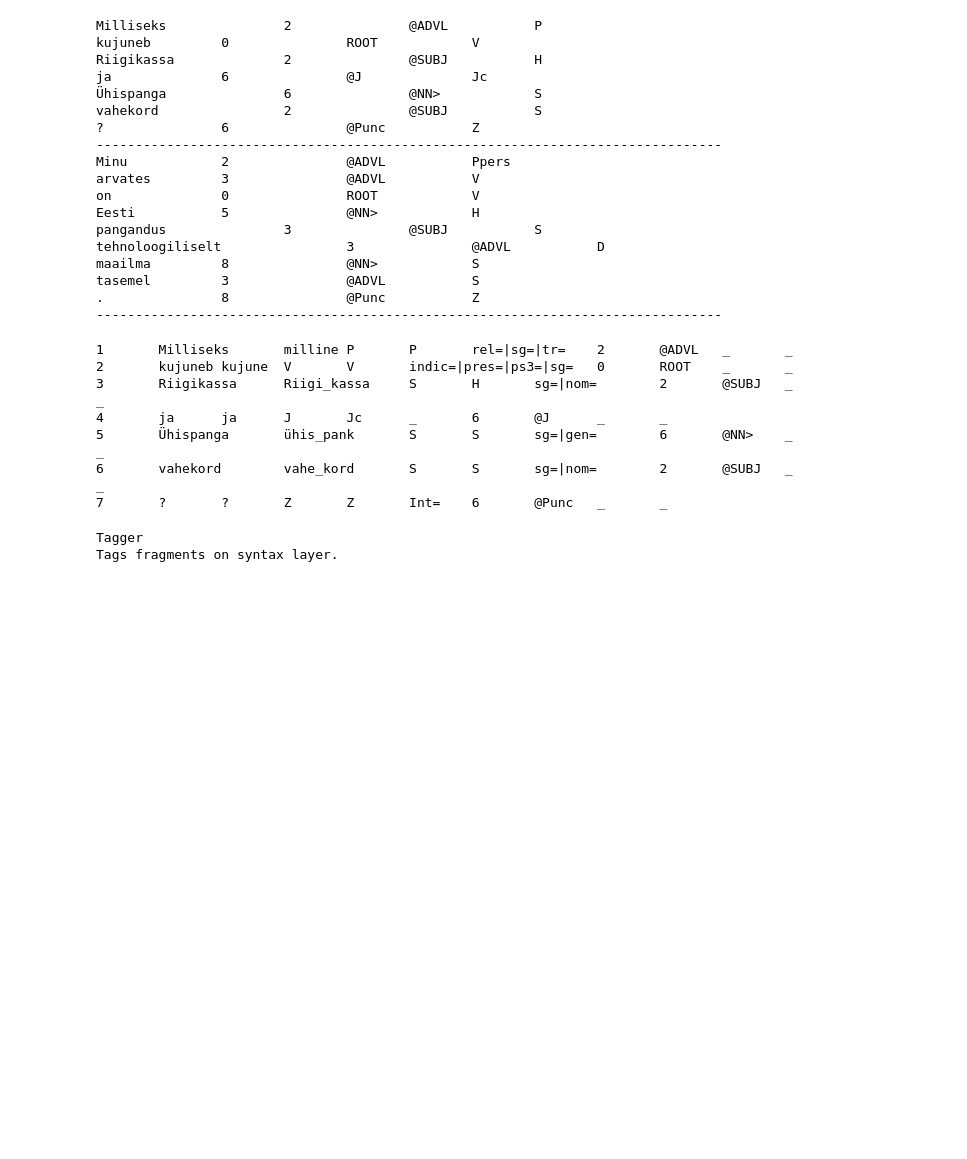
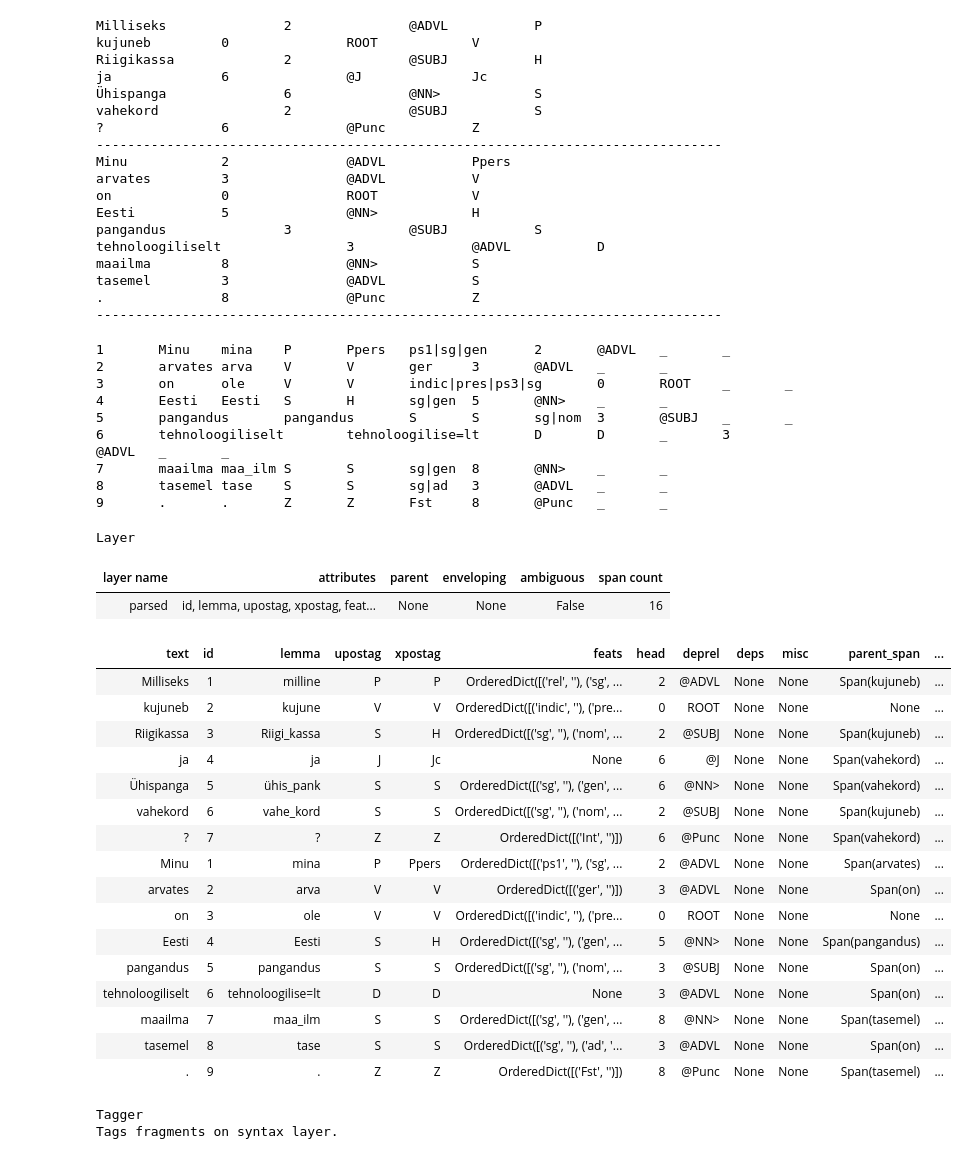
Before and after one commit to estnltk/estnltk, a Jupyter notebook: scribbles/syntax/syntax.ipynb, the cells around one changed output. Cells and saved outputs as stored; diff of their text form; code cells hidden in the pictures; blank space fills up the shorter version.

```diff
--- a/scribbles/syntax/syntax.ipynb
+++ b/scribbles/syntax/syntax.ipynb
@@ -119,15 +119,40 @@ tasemel         3               @ADVL           S
 
 from estnltk.converters.conll_exporter import sentence_to_conll
 
-print(sentence_to_conll(sentence_span=text.sentences[0], conll_layer=text.parsed))
+print(sentence_to_conll(sentence_span=text.sentences[1], conll_layer=text.parsed))
 # %% [output]
-1       Milliseks       milline P       P       rel=|sg=|tr=    2       @ADVL   _       _
-2       kujuneb kujune  V       V       indic=|pres=|ps3=|sg=   0       ROOT    _       _
-3       Riigikassa      Riigi_kassa     S       H       sg=|nom=        2       @SUBJ   _       _
-4       ja      ja      J       Jc      _       6       @J      _       _
-5       Ühispanga       ühis_pank       S       S       sg=|gen=        6       @NN>    _       _
-6       vahekord        vahe_kord       S       S       sg=|nom=        2       @SUBJ   _       _
-7       ?       ?       Z       Z       Int=    6       @Punc   _       _
+1       Minu    mina    P       Ppers   ps1|sg|gen      2       @ADVL   _       _
+2       arvates arva    V       V       ger     3       @ADVL   _       _
+3       on      ole     V       V       indic|pres|ps3|sg       0       ROOT    _       _
+4       Eesti   Eesti   S       H       sg|gen  5       @NN>    _       _
+5       pangandus       pangandus       S       S       sg|nom  3       @SUBJ   _       _
+6       tehnoloogiliselt        tehnoloogilise=lt       D       D       _       3       @ADVL   _       _
+7       maailma maa_ilm S       S       sg|gen  8       @NN>    _       _
+8       tasemel tase    S       S       sg|ad   3       @ADVL   _       _
+9       .       .       Z       Z       Fst     8       @Punc   _       _
+# %%
+text.parsed
+# %% [output]
+Layer
+| layer name | attributes | parent | enveloping | ambiguous | span count |
+| parsed | id, lemma, upostag, xpostag, feat... | None | None | False | 16 |
+| text | id | lemma | upostag | xpostag | feats | head | deprel | deps | misc | parent_span | ... |
+| Milliseks | 1 | milline | P | P | OrderedDict([('rel', ''), ('sg', ... | 2 | @ADVL | None | None | Span(kujuneb) | ... |
+| kujuneb | 2 | kujune | V | V | OrderedDict([('indic', ''), ('pre... | 0 | ROOT | None | None | None | ... |
+| Riigikassa | 3 | Riigi_kassa | S | H | OrderedDict([('sg', ''), ('nom', ... | 2 | @SUBJ | None | None | Span(kujuneb) | ... |
+| ja | 4 | ja | J | Jc | None | 6 | @J | None | None | Span(vahekord) | ... |
+| Ühispanga | 5 | ühis_pank | S | S | OrderedDict([('sg', ''), ('gen', ... | 6 | @NN> | None | None | Span(vahekord) | ... |
+| vahekord | 6 | vahe_kord | S | S | OrderedDict([('sg', ''), ('nom', ... | 2 | @SUBJ | None | None | Span(kujuneb) | ... |
+| ? | 7 | ? | Z | Z | OrderedDict([('Int', '')]) | 6 | @Punc | None | None | Span(vahekord) | ... |
+| Minu | 1 | mina | P | Ppers | OrderedDict([('ps1', ''), ('sg', ... | 2 | @ADVL | None | None | Span(arvates) | ... |
+| arvates | 2 | arva | V | V | OrderedDict([('ger', '')]) | 3 | @ADVL | None | None | Span(on) | ... |
+| on | 3 | ole | V | V | OrderedDict([('indic', ''), ('pre... | 0 | ROOT | None | None | None | ... |
+| Eesti | 4 | Eesti | S | H | OrderedDict([('sg', ''), ('gen', ... | 5 | @NN> | None | None | Span(pangandus) | ... |
+| pangandus | 5 | pangandus | S | S | OrderedDict([('sg', ''), ('nom', ... | 3 | @SUBJ | None | None | Span(on) | ... |
+| tehnoloogiliselt | 6 | tehnoloogilise=lt | D | D | None | 3 | @ADVL | None | None | Span(on) | ... |
+| maailma | 7 | maa_ilm | S | S | OrderedDict([('sg', ''), ('gen', ... | 8 | @NN> | None | None | Span(tasemel) | ... |
+| tasemel | 8 | tase | S | S | OrderedDict([('sg', ''), ('ad', '... | 3 | @ADVL | None | None | Span(on) | ... |
+| . | 9 | . | Z | Z | OrderedDict([('Fst', '')]) | 8 | @Punc | None | None | Span(tasemel) | ... |
 # %%
 from estnltk import Tagger, Layer, EnvelopingSpan
 
```
Also changed, not shown: 1 other file.
